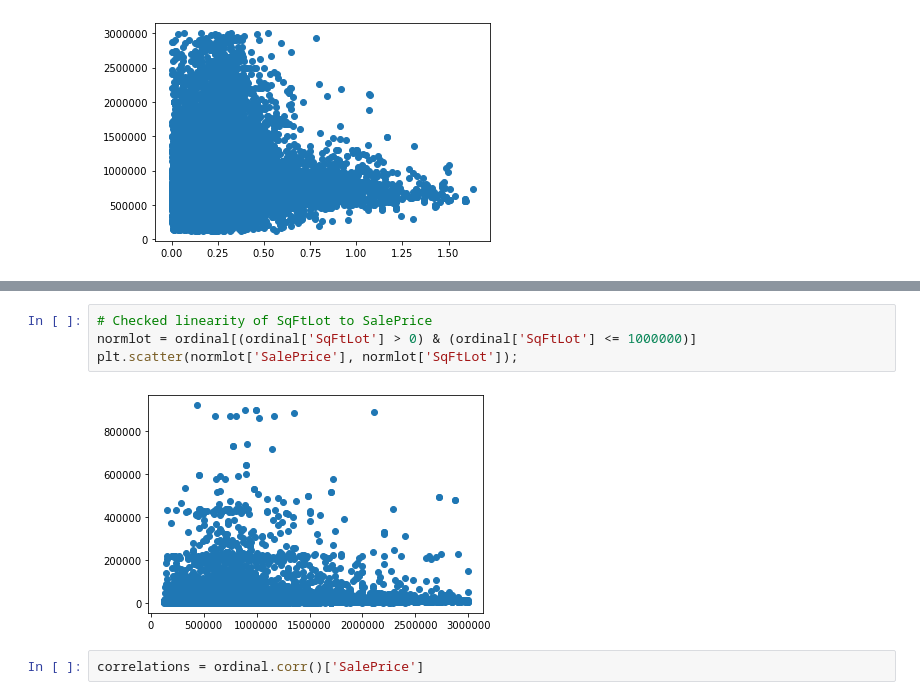
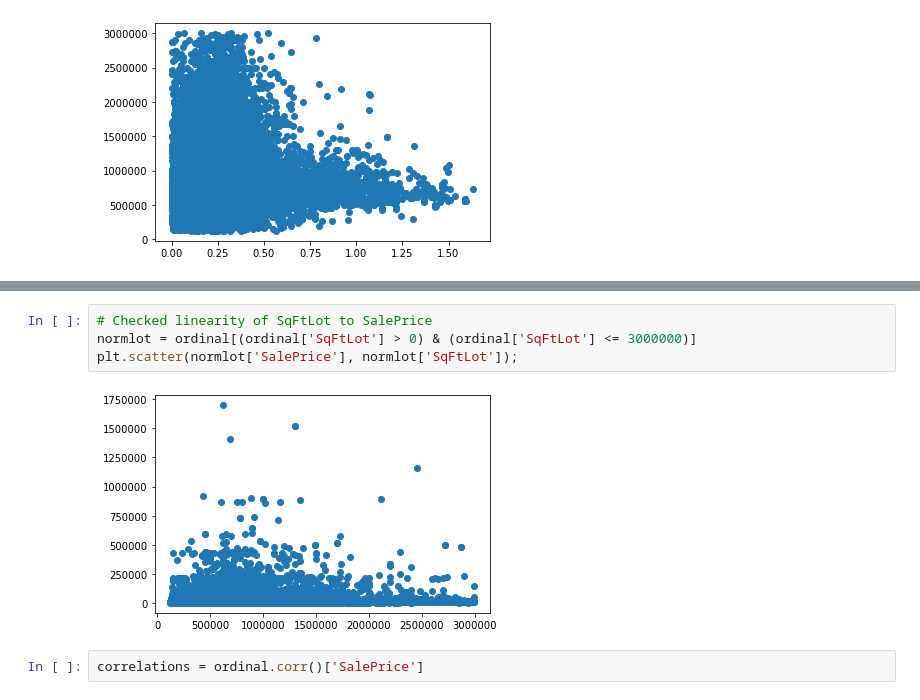
Before and after one commit to Jaccomando/phase_2_project_chicago-sf-seattle-ds-082420, a Jupyter notebook: exploratory/josh_and_reuban_eda.ipynb, the cells around one changed output, grey strips where cells are left out. Cells and saved outputs as stored; diff of their text form.

```diff
--- a/exploratory/josh_and_reuban_eda.ipynb
+++ b/exploratory/josh_and_reuban_eda.ipynb
@@ -135,10 +135,10 @@ Warnings:
 [1] Standard Errors assume that the covariance matrix of the errors is correctly specified.
 # %%
 # Checked linearity of SqFtLot to SalePrice
-normlot = ordinal[(ordinal['SqFtLot'] > 0) & (ordinal['SqFtLot'] <= 1000000)]
+normlot = ordinal[(ordinal['SqFtLot'] > 0) & (ordinal['SqFtLot'] <= 3000000)]
 plt.scatter(normlot['SalePrice'], normlot['SqFtLot']);
 # %% [output]
-[figure, old version]
+[figure, new version]
 # %%
 correlations = ordinal.corr()['SalePrice']
 # %%
```
Also changed, not shown: parts of 40 cells of this notebook, 3 other files.
